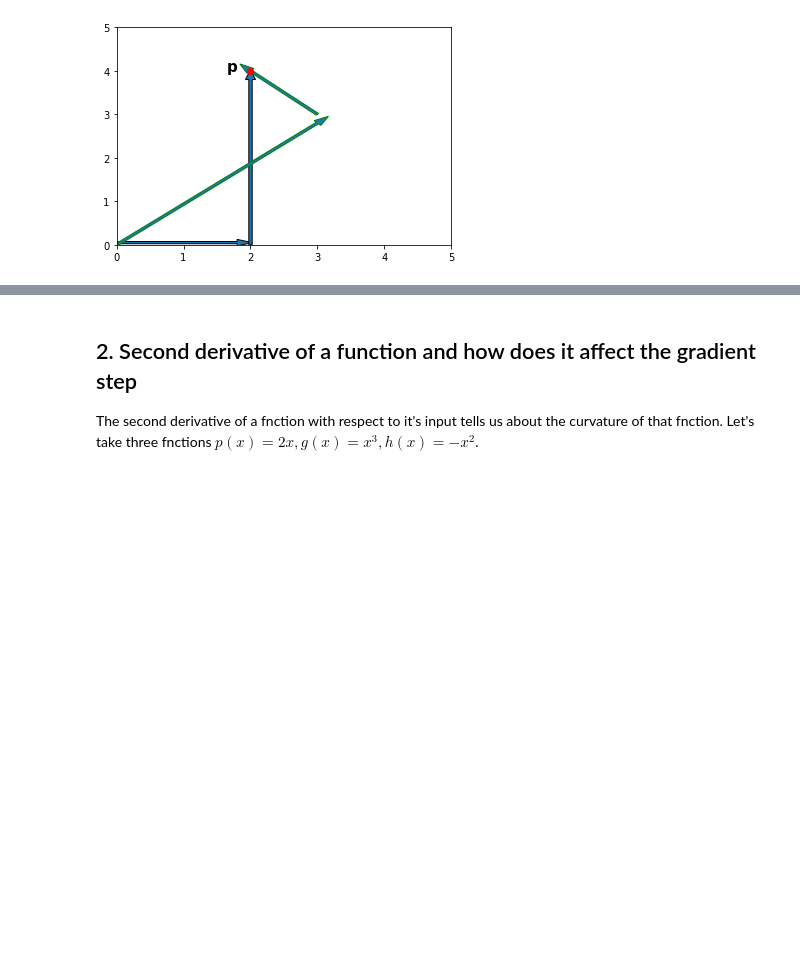
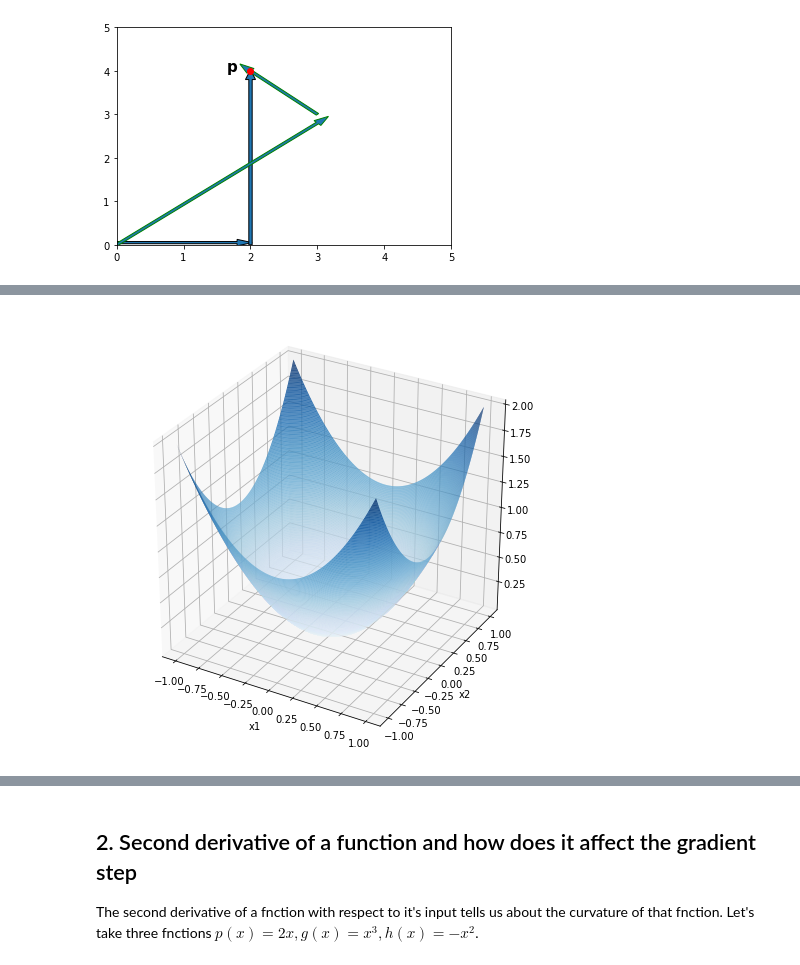
Before and after one commit to Abhimanyu08/blog, a Jupyter notebook: _notebooks/2020-07-20-final.ipynb, the cells around one changed output, grey strips where cells are left out. Cells and saved outputs as stored; diff of their text form; code cells hidden in the pictures; blank space fills up the shorter version.

```diff
--- a/_notebooks/2020-07-20-final.ipynb
+++ b/_notebooks/2020-07-20-final.ipynb
@@ -126 +133,19 @@ The n eigenvectors of a ${n\times n}$ symmetric matrix qualify as basis vectors
+# %%
+#hide-input
+import numpy as np
+import matplotlib
+x = np.linspace(-1,1,300)
+y = np.linspace(-1,1,300)
+
+X,Y = np.meshgrid(x,y)
+
+R = np.power(X,2) + np.power(Y,2)
+# Z = np.sin(R)
+
+fig = plt.figure(1, figsize = (8,8))
+
+ax = plt.subplot(111,projection = '3d', xlabel = 'x1', ylabel = 'x2')
+surface = ax.plot_surface(X, Y, R, rstride=1, cstride=1, cmap=matplotlib.cm.Blues, linewidth=0.1)
+# %% [output]
+[figure, added]
 # %% [markdown]
```
Also changed, not shown: parts of 23 cells of this notebook.
